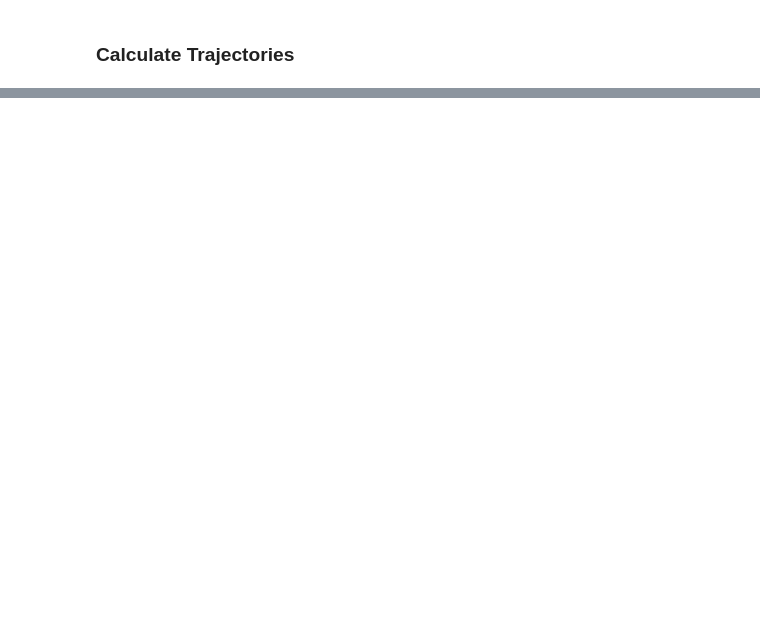
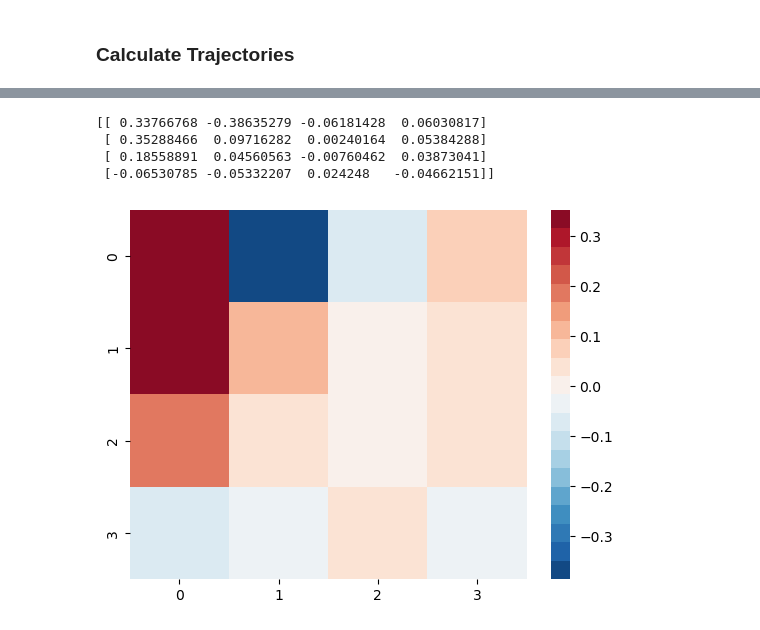
Before and after one commit to canderson318/trajectory-alignment, a Jupyter notebook: src/001-procrustes.ipynb, the cells around one changed output, grey strips where cells are left out. Saved outputs shown, nothing was run; the diff lists cells and outputs as text; code cells hidden in the pictures; blank space fills up the shorter version.

```diff
--- a/src/001-procrustes.ipynb
+++ b/src/001-procrustes.ipynb
@@ -160,0 +195,3 @@ print("Singular Values = ", aV.shape)
+# %%
+aobj.uns['curve'] = aobj.uns['slingshot'].curves[0].points
+bobj.uns['curve'] = bobj.uns['slingshot'].curves[0].points
@@ -196,0 +246,6 @@ $$
+# %%
+acurve = aobj.uns['curve']
+bcurve = bobj.uns['curve']
+
+print(acurve.shape)
+print(bcurve.shape)
@@ -196,0 +257,28 @@ $$
+# %%
+T = min(acurve.shape[0], bcurve.shape[0])
+
+
+def resample_curve(curve, T):
+    """
+    curve: (n_points, p)
+    returns: (T, p)
+    """
+    # cumulative arc length
+    diffs = np.diff(curve, axis=0)
+    seglen = np.linalg.norm(diffs, axis=1)
+    s = np.concatenate([[0], np.cumsum(seglen)])
+
+    # normalize to [0, 1]
+    s /= s[-1]
+
+    # target positions
+    s_new = np.linspace(0, 1, T)
+
+    # interpolate each dimension
+    return np.vstack([
+        np.interp(s_new, s, curve[:, d])
+        for d in range(curve.shape[1])
+    ]).T
+
+acurve_new = resample_curve(acurve, T)
+bcurve_new = resample_curve(bcurve, T)
@@ -196,0 +385,13 @@ $$
+# %%
+print(YtX)
+cols = sns.color_palette(palette = 'RdBu_r',n_colors=20)
+# cols = reversed(cols)
+
+sns.heatmap(YtX, cmap=cols)
+plt.show()
+# %% [output]
+[[ 0.33766768 -0.38635279 -0.06181428  0.06030817]
+ [ 0.35288466  0.09716282  0.00240164  0.05384288]
+ [ 0.18558891  0.04560563 -0.00760462  0.03873041]
+ [-0.06530785 -0.05332207  0.024248   -0.04662151]]
+[figure, added]
```
Also changed, not shown: parts of 31 cells of this notebook, 3 other files.
